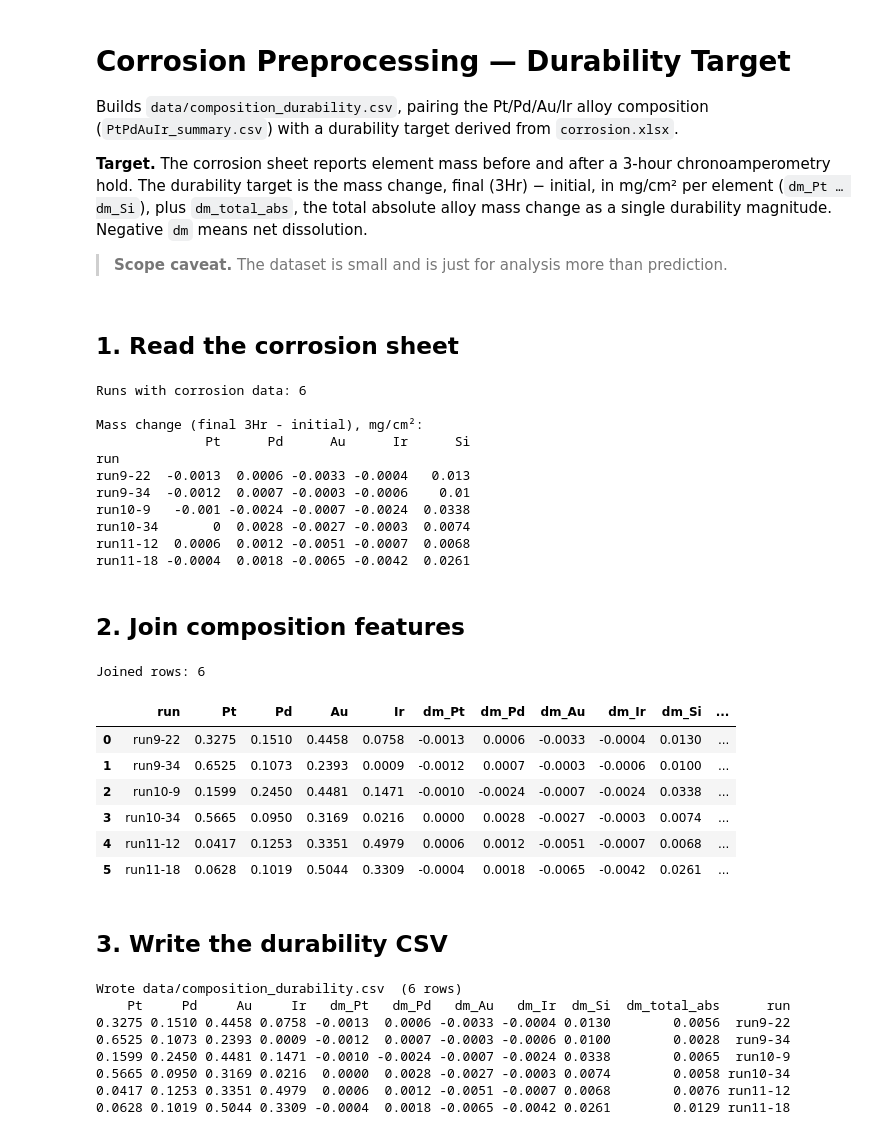
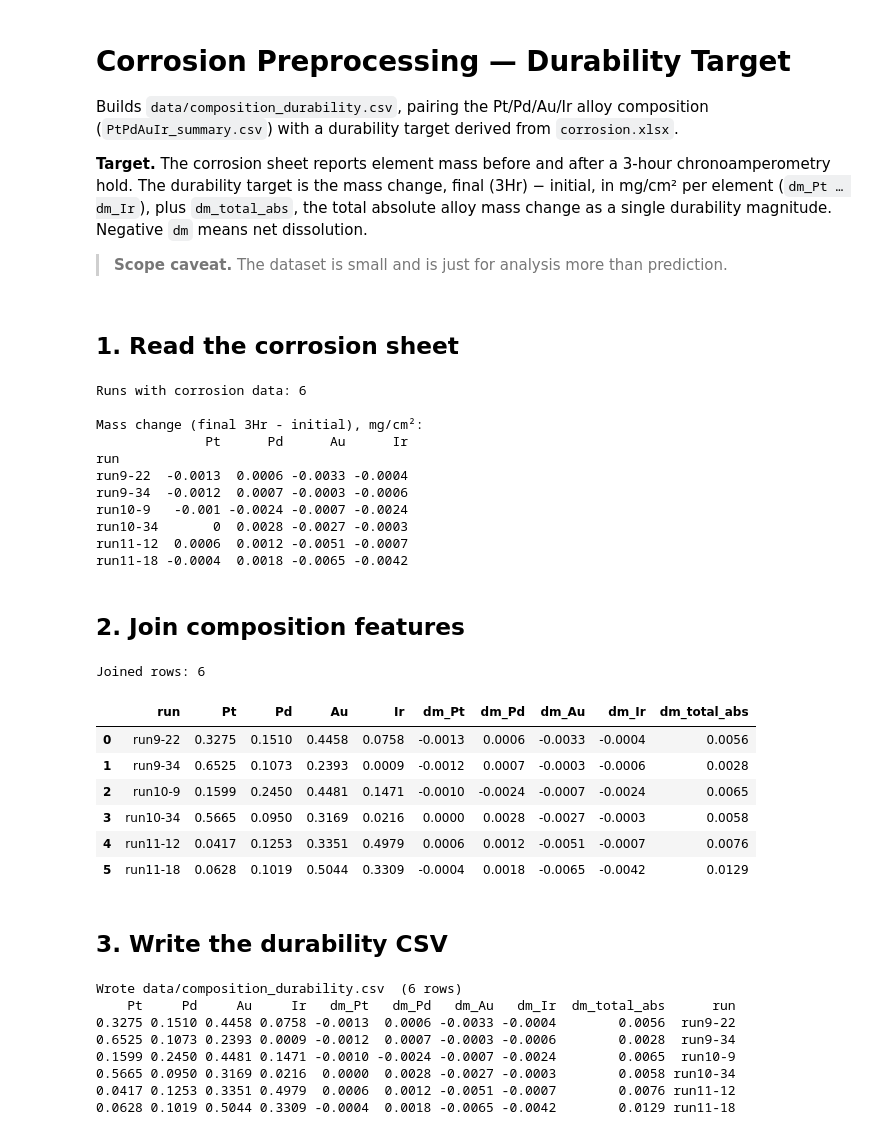
Before and after one commit to jdmazz/OER-ML-paper, a Jupyter notebook: corrosion_preprocess.ipynb, the cells around one changed output. Saved outputs shown, nothing was run; the diff lists cells and outputs as text; code cells hidden in the pictures.

Commit message:
Dropped Si from the durability discussion.

```diff
--- a/corrosion_preprocess.ipynb
+++ b/corrosion_preprocess.ipynb
@@ -3,7 +3,7 @@
 
 Builds `data/composition_durability.csv`, pairing the Pt/Pd/Au/Ir alloy composition (`PtPdAuIr_summary.csv`) with a durability target derived from `corrosion.xlsx`.
 
-**Target.** The corrosion sheet reports element mass before and after a 3-hour chronoamperometry hold. The durability target is the mass change, final (3Hr) − initial, in mg/cm² per element (`dm_Pt … dm_Si`), plus `dm_total_abs`, the total absolute alloy mass change as a single durability magnitude. Negative `dm` means net dissolution.
+**Target.** The corrosion sheet reports element mass before and after a 3-hour chronoamperometry hold. The durability target is the mass change, final (3Hr) − initial, in mg/cm² per element (`dm_Pt … dm_Ir`), plus `dm_total_abs`, the total absolute alloy mass change as a single durability magnitude. Negative `dm` means net dissolution.
 
 > **Scope caveat.** The dataset is small and is just for analysis more than prediction.
 # %%
@@ -20,9 +20,10 @@ CORROSION_XLSX = 'data/external/corrosion.xlsx'
 SUMMARY_CSV = 'data/PtPdAuIr_summary.csv'
 OUTPUT_CSV = 'data/composition_durability.csv'
 
-# Elements measured in the corrosion sheet. Pt/Pd/Au/Ir are the alloy;
-# Si is the substrate, carried through but flagged (see below).
-ELEMENTS = ['Pt', 'Pd', 'Au', 'Ir', 'Si']
+# Alloy elements taken from the corrosion sheet. The sheet also reports
+# the Si substrate in its last column; that column is not read, since a
+# substrate signal is not a catalyst durability result.
+ELEMENTS = ['Pt', 'Pd', 'Au', 'Ir']
 # %% [markdown]
 ## 1. Read the corrosion sheet
 # %%
@@ -35,7 +36,9 @@ def load_mass_change(path):
     is_diff = (
         raw['rowtype'].astype(str).str.strip().str.lower() == 'difference'
     )
-    diff = raw[is_diff].set_index('run')[[2, 3, 4, 5, 6]]
+    # Columns 2-5 are Pt, Pd, Au, Ir. Column 6 is the Si substrate and
+    # is deliberately left unread.
+    diff = raw[is_diff].set_index('run')[[2, 3, 4, 5]]
     diff.columns = ELEMENTS
     diff.index.name = 'run'
     return diff.dropna(how='all')
@@ -49,14 +52,14 @@ print(mass_change.round(4))
 Runs with corrosion data: 6
 
 Mass change (final 3Hr - initial), mg/cm²:
-              Pt      Pd      Au      Ir      Si
+              Pt      Pd      Au      Ir
 run
-run9-22  -0.0013  0.0006 -0.0033 -0.0004   0.013
-run9-34  -0.0012  0.0007 -0.0003 -0.0006    0.01
-run10-9   -0.001 -0.0024 -0.0007 -0.0024  0.0338
-run10-34       0  0.0028 -0.0027 -0.0003  0.0074
-run11-12  0.0006  0.0012 -0.0051 -0.0007  0.0068
-run11-18 -0.0004  0.0018 -0.0065 -0.0042  0.0261
+run9-22  -0.0013  0.0006 -0.0033 -0.0004
+run9-34  -0.0012  0.0007 -0.0003 -0.0006
+run10-9   -0.001 -0.0024 -0.0007 -0.0024
+run10-34       0  0.0028 -0.0027 -0.0003
+run11-12  0.0006  0.0012 -0.0051 -0.0007
+run11-18 -0.0004  0.0018 -0.0065 -0.0042
 # %% [markdown]
 ## 2. Join composition features
 # %%
@@ -66,44 +69,42 @@ catalyst_df = load_catalyst_summary(SUMMARY_CSV)
 records = []
 for run, row in mass_change.iterrows():
     cat_row = match_composition(catalyst_df, run)
     if len(cat_row) != 1:
         print(f'  {run}: matched {len(cat_row)} rows — skipping.')
         continue
 
     Pt, Pd, Au, Ir = composition_values(cat_row)
 
     # Differences of the sheet's 4-decimal masses; round to that precision
     # so the CSV does not imply resolution the instrument did not have.
     dm = {f'dm_{el}': round(float(row[el]), 4) for el in ELEMENTS}
-    # Overall durability magnitude: total alloy mass lost/gained. Si is the
-    # substrate, so it is excluded from this catalyst-durability summary.
-    alloy = ['Pt', 'Pd', 'Au', 'Ir']
-    dm_total_abs = round(float(sum(abs(row[el]) for el in alloy)), 4)
+    # Overall durability magnitude: total alloy mass lost or gained.
+    dm_total_abs = round(float(sum(abs(row[el]) for el in ELEMENTS)), 4)
 
     records.append(
         {
             'run': run,
             'Pt': Pt,
             'Pd': Pd,
             'Au': Au,
             'Ir': Ir,
             **dm,
             'dm_total_abs': dm_total_abs,
         }
     )
 
 durability = pd.DataFrame.from_records(records)
 print(f'Joined rows: {len(durability)}')
 durability
 # %% [output]
 Joined rows: 6
-|  | run | Pt | Pd | Au | Ir | dm_Pt | dm_Pd | dm_Au | dm_Ir | dm_Si | ... |
-| 0 | run9-22 | 0.3275 | 0.1510 | 0.4458 | 0.0758 | -0.0013 | 0.0006 | -0.0033 | -0.0004 | 0.0130 | ... |
-| 1 | run9-34 | 0.6525 | 0.1073 | 0.2393 | 0.0009 | -0.0012 | 0.0007 | -0.0003 | -0.0006 | 0.0100 | ... |
-| 2 | run10-9 | 0.1599 | 0.2450 | 0.4481 | 0.1471 | -0.0010 | -0.0024 | -0.0007 | -0.0024 | 0.0338 | ... |
-| 3 | run10-34 | 0.5665 | 0.0950 | 0.3169 | 0.0216 | 0.0000 | 0.0028 | -0.0027 | -0.0003 | 0.0074 | ... |
-| 4 | run11-12 | 0.0417 | 0.1253 | 0.3351 | 0.4979 | 0.0006 | 0.0012 | -0.0051 | -0.0007 | 0.0068 | ... |
-| 5 | run11-18 | 0.0628 | 0.1019 | 0.5044 | 0.3309 | -0.0004 | 0.0018 | -0.0065 | -0.0042 | 0.0261 | ... |
+|  | run | Pt | Pd | Au | Ir | dm_Pt | dm_Pd | dm_Au | dm_Ir | dm_total_abs |
+| 0 | run9-22 | 0.3275 | 0.1510 | 0.4458 | 0.0758 | -0.0013 | 0.0006 | -0.0033 | -0.0004 | 0.0056 |
+| 1 | run9-34 | 0.6525 | 0.1073 | 0.2393 | 0.0009 | -0.0012 | 0.0007 | -0.0003 | -0.0006 | 0.0028 |
+| 2 | run10-9 | 0.1599 | 0.2450 | 0.4481 | 0.1471 | -0.0010 | -0.0024 | -0.0007 | -0.0024 | 0.0065 |
+| 3 | run10-34 | 0.5665 | 0.0950 | 0.3169 | 0.0216 | 0.0000 | 0.0028 | -0.0027 | -0.0003 | 0.0058 |
+| 4 | run11-12 | 0.0417 | 0.1253 | 0.3351 | 0.4979 | 0.0006 | 0.0012 | -0.0051 | -0.0007 | 0.0076 |
+| 5 | run11-18 | 0.0628 | 0.1019 | 0.5044 | 0.3309 | -0.0004 | 0.0018 | -0.0065 | -0.0042 | 0.0129 |
 # %% [markdown]
 ## 3. Write the durability CSV
 # %%
@@ -124,10 +125,10 @@ print(f'Wrote {OUTPUT_CSV}  ({len(durability)} rows)')
 print(pd.read_csv(OUTPUT_CSV).round(4).to_string(index=False))
 # %% [output]
 Wrote data/composition_durability.csv  (6 rows)
-    Pt     Pd     Au     Ir   dm_Pt   dm_Pd   dm_Au   dm_Ir  dm_Si  dm_total_abs      run
-0.3275 0.1510 0.4458 0.0758 -0.0013  0.0006 -0.0033 -0.0004 0.0130        0.0056  run9-22
-0.6525 0.1073 0.2393 0.0009 -0.0012  0.0007 -0.0003 -0.0006 0.0100        0.0028  run9-34
-0.1599 0.2450 0.4481 0.1471 -0.0010 -0.0024 -0.0007 -0.0024 0.0338        0.0065  run10-9
-0.5665 0.0950 0.3169 0.0216  0.0000  0.0028 -0.0027 -0.0003 0.0074        0.0058 run10-34
-0.0417 0.1253 0.3351 0.4979  0.0006  0.0012 -0.0051 -0.0007 0.0068        0.0076 run11-12
-0.0628 0.1019 0.5044 0.3309 -0.0004  0.0018 -0.0065 -0.0042 0.0261        0.0129 run11-18
+    Pt     Pd     Au     Ir   dm_Pt   dm_Pd   dm_Au   dm_Ir  dm_total_abs      run
+0.3275 0.1510 0.4458 0.0758 -0.0013  0.0006 -0.0033 -0.0004        0.0056  run9-22
+0.6525 0.1073 0.2393 0.0009 -0.0012  0.0007 -0.0003 -0.0006        0.0028  run9-34
+0.1599 0.2450 0.4481 0.1471 -0.0010 -0.0024 -0.0007 -0.0024        0.0065  run10-9
+0.5665 0.0950 0.3169 0.0216  0.0000  0.0028 -0.0027 -0.0003        0.0058 run10-34
+0.0417 0.1253 0.3351 0.4979  0.0006  0.0012 -0.0051 -0.0007        0.0076 run11-12
+0.0628 0.1019 0.5044 0.3309 -0.0004  0.0018 -0.0065 -0.0042        0.0129 run11-18
```
Also changed, not shown: 2 other files.
